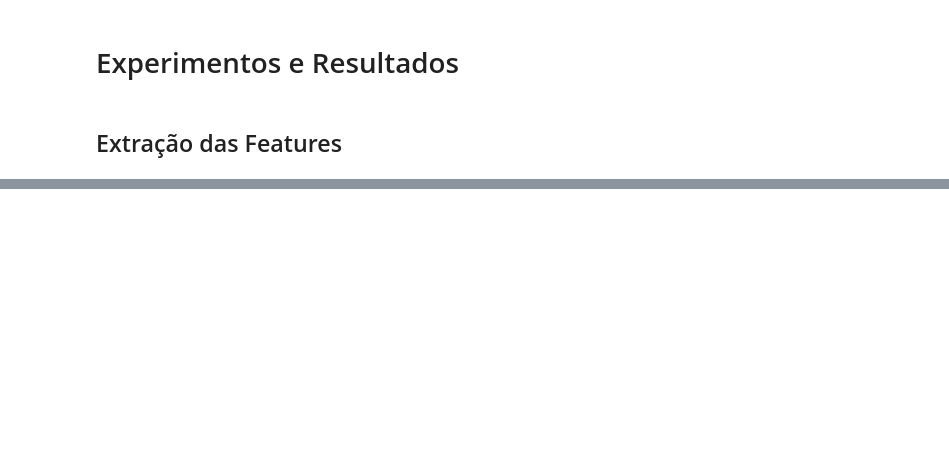
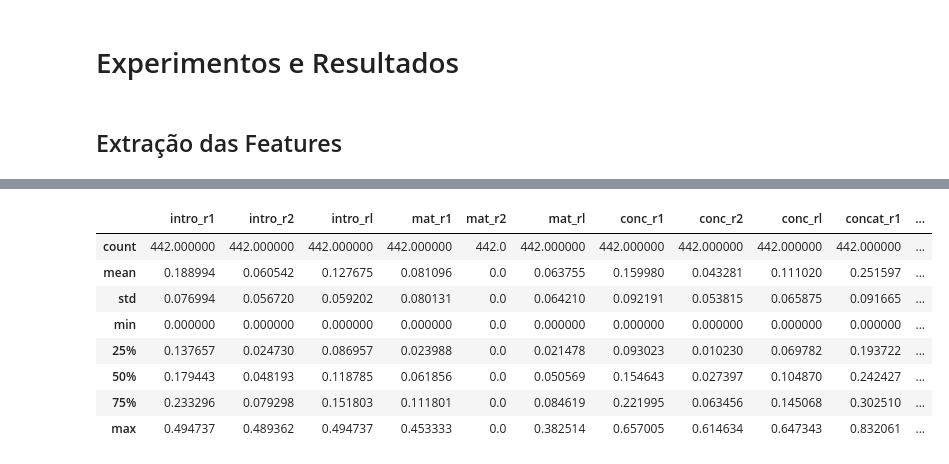
Before and after one commit to CinthiaS/mv-text-summarizer, a Jupyter notebook: notebook/main.ipynb, the cells around one changed output, grey strips where cells are left out. Cells and saved outputs as stored; diff of their text form; code cells hidden in the pictures; blank space fills up the shorter version.

```diff
--- a/notebook/main.ipynb
+++ b/notebook/main.ipynb
@@ -586,0 +378,12 @@ summaries_mlp['conc'][0]
+# %%
+summaries['gb'][0].describe()
+# %% [output]
+|  | intro_r1 | intro_r2 | intro_rl | mat_r1 | mat_r2 | mat_rl | conc_r1 | conc_r2 | conc_rl | concat_r1 | ... |
+| count | 442.000000 | 442.000000 | 442.000000 | 442.000000 | 442.0 | 442.000000 | 442.000000 | 442.000000 | 442.000000 | 442.000000 | ... |
+| mean | 0.188994 | 0.060542 | 0.127675 | 0.081096 | 0.0 | 0.063755 | 0.159980 | 0.043281 | 0.111020 | 0.251597 | ... |
+| std | 0.076994 | 0.056720 | 0.059202 | 0.080131 | 0.0 | 0.064210 | 0.092191 | 0.053815 | 0.065875 | 0.091665 | ... |
+| min | 0.000000 | 0.000000 | 0.000000 | 0.000000 | 0.0 | 0.000000 | 0.000000 | 0.000000 | 0.000000 | 0.000000 | ... |
+| 25% | 0.137657 | 0.024730 | 0.086957 | 0.023988 | 0.0 | 0.021478 | 0.093023 | 0.010230 | 0.069782 | 0.193722 | ... |
+| 50% | 0.179443 | 0.048193 | 0.118785 | 0.061856 | 0.0 | 0.050569 | 0.154643 | 0.027397 | 0.104870 | 0.242427 | ... |
+| 75% | 0.233296 | 0.079298 | 0.151803 | 0.111801 | 0.0 | 0.084619 | 0.221995 | 0.063456 | 0.145068 | 0.302510 | ... |
+| max | 0.494737 | 0.489362 | 0.494737 | 0.453333 | 0.0 | 0.382514 | 0.657005 | 0.614634 | 0.647343 | 0.832061 | ... |
```
Also changed, not shown: parts of 118 cells of this notebook, 20 other files.
